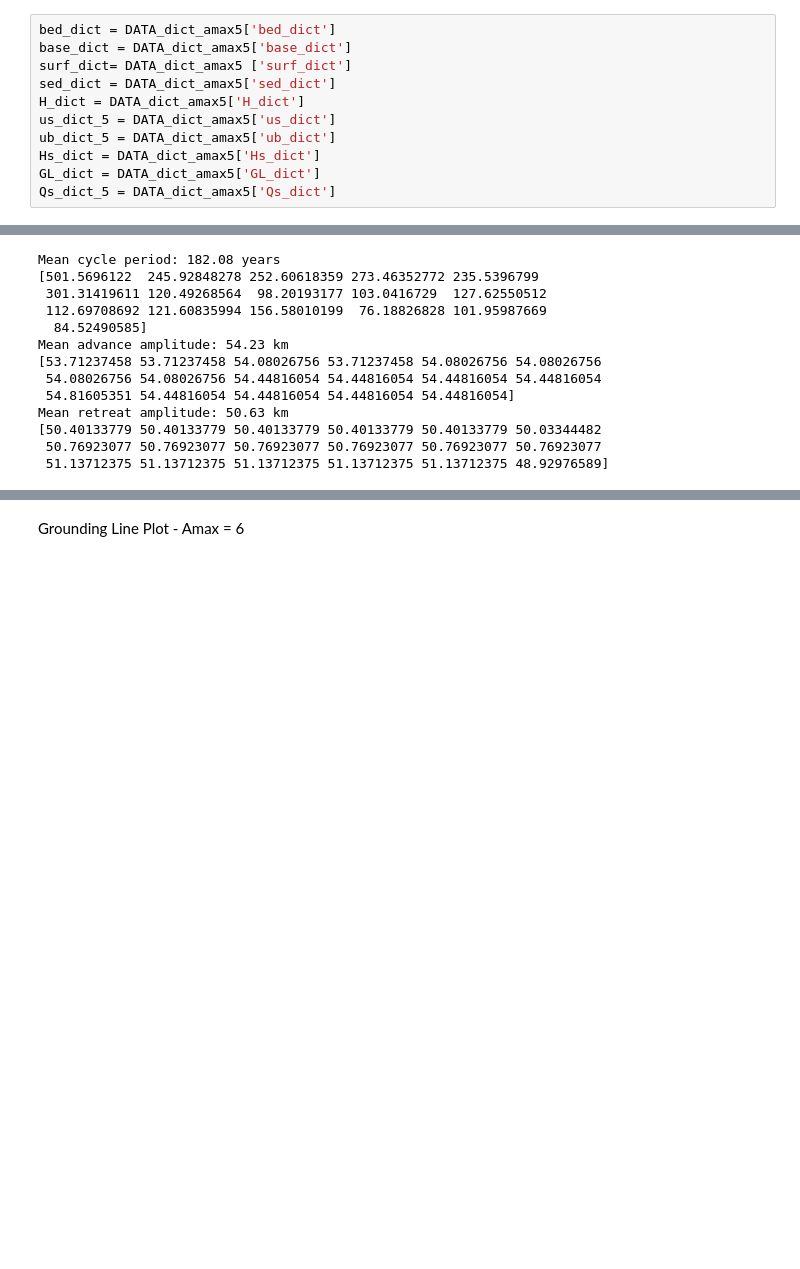
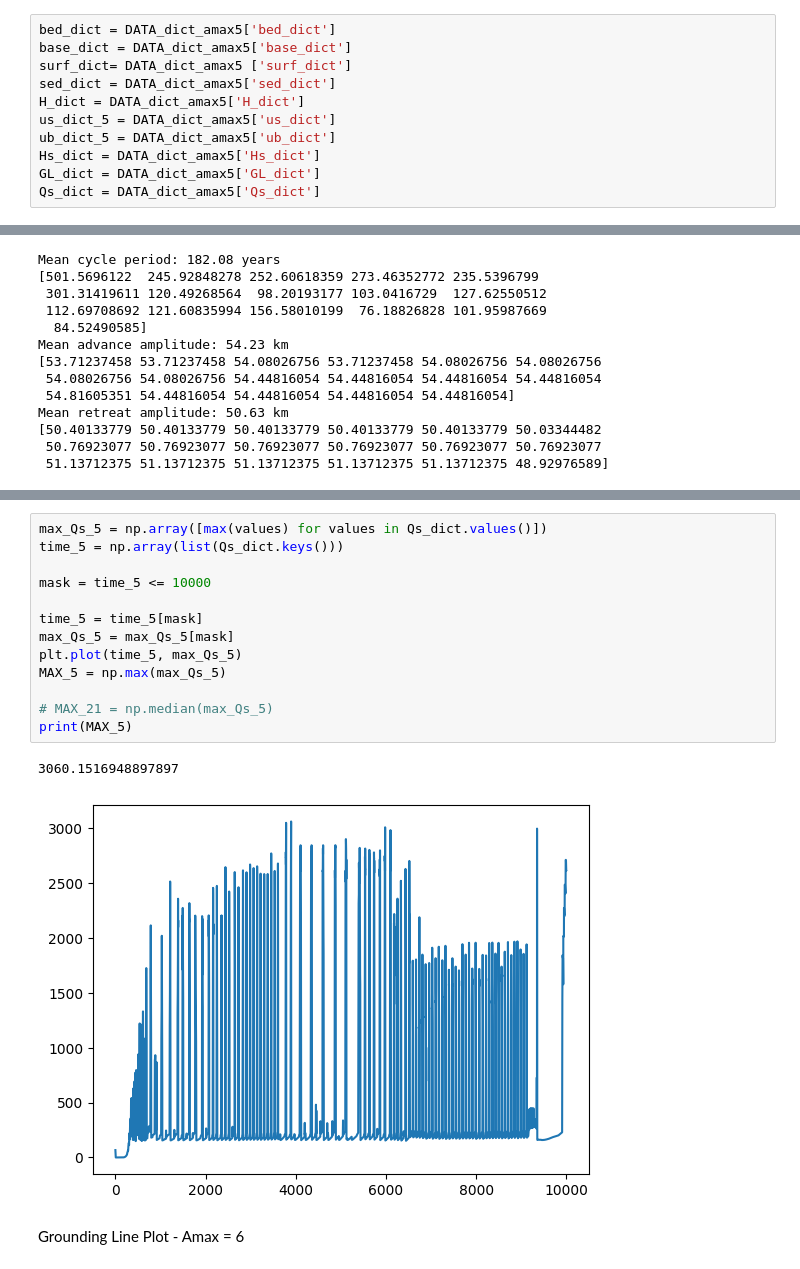
Before and after one commit to ktlix2ski/brinkmodeltest, a Jupyter notebook: Analysis/Amax_Tests.ipynb, the cells around one changed output, grey strips where cells are left out. Drawn from its saved outputs; the diff is of its cells as text; blank space fills up the shorter version.

```diff
--- a/Analysis/Amax_Tests.ipynb
+++ b/Analysis/Amax_Tests.ipynb
@@ -34,7 +34,7 @@ us_dict_5 = DATA_dict_amax5['us_dict']
 ub_dict_5 = DATA_dict_amax5['ub_dict']
 Hs_dict = DATA_dict_amax5['Hs_dict']
 GL_dict = DATA_dict_amax5['GL_dict']
-Qs_dict_5 = DATA_dict_amax5['Qs_dict']
+Qs_dict = DATA_dict_amax5['Qs_dict']
 # %%
 GL_dict = DATA_dict_amax5['GL_dict']
 time = list(GL_dict.keys())
@@ -149,3 +149,19 @@ plt.show()
+# %%
+max_Qs_5 = np.array([max(values) for values in Qs_dict.values()])
+time_5 = np.array(list(Qs_dict.keys()))
+
+mask = time_5 <= 10000
+
+time_5 = time_5[mask]
+max_Qs_5 = max_Qs_5[mask]
+plt.plot(time_5, max_Qs_5)
+MAX_5 = np.max(max_Qs_5)
+
+# MAX_21 = np.median(max_Qs_5)
+print(MAX_5)
+# %% [output]
+3060.1516948897897
+[figure, added]
 # %% [markdown]
 Grounding Line Plot - Amax = 6
 # %%
```
Also changed, not shown: parts of 11 cells of this notebook, 5 other files.
